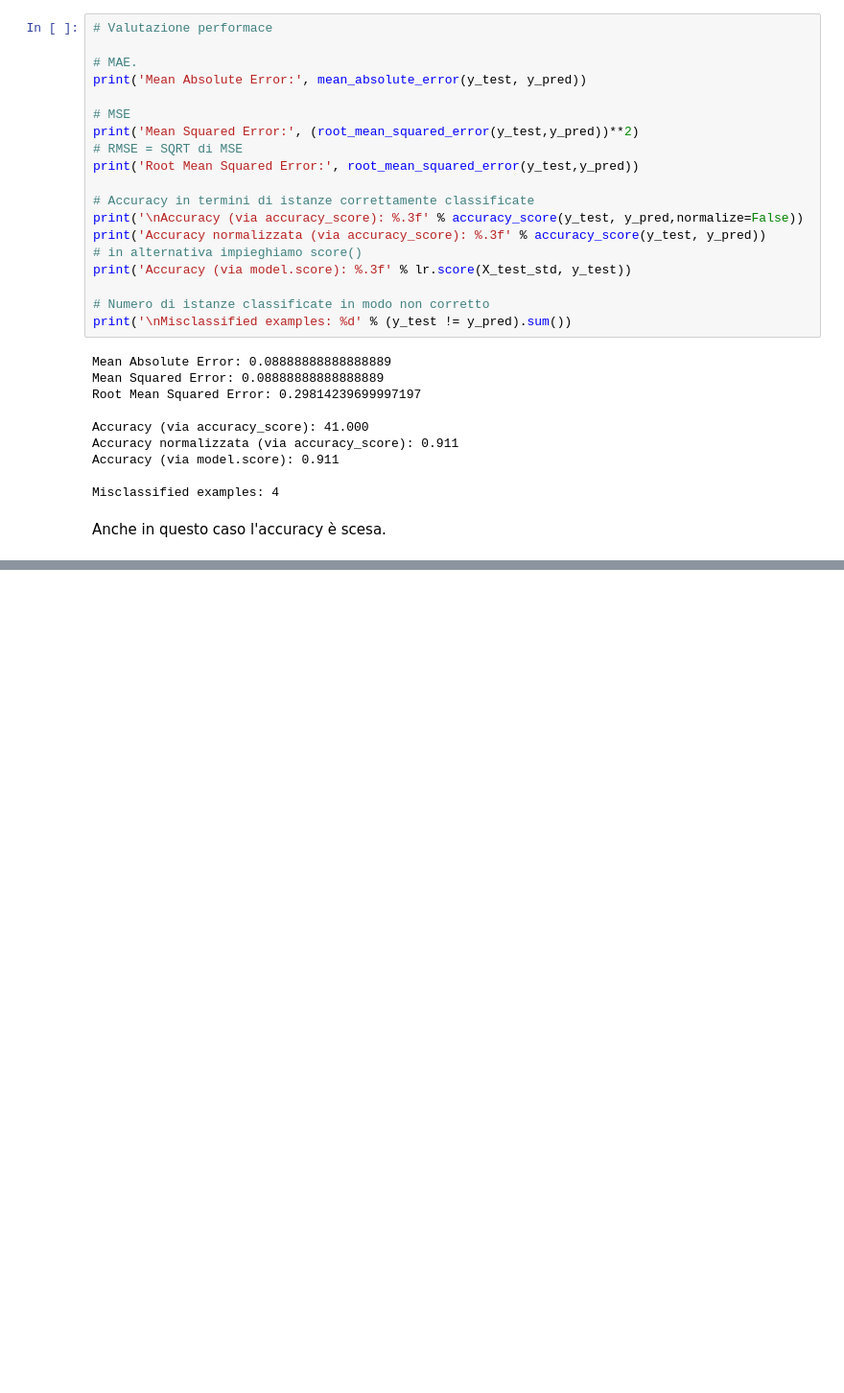
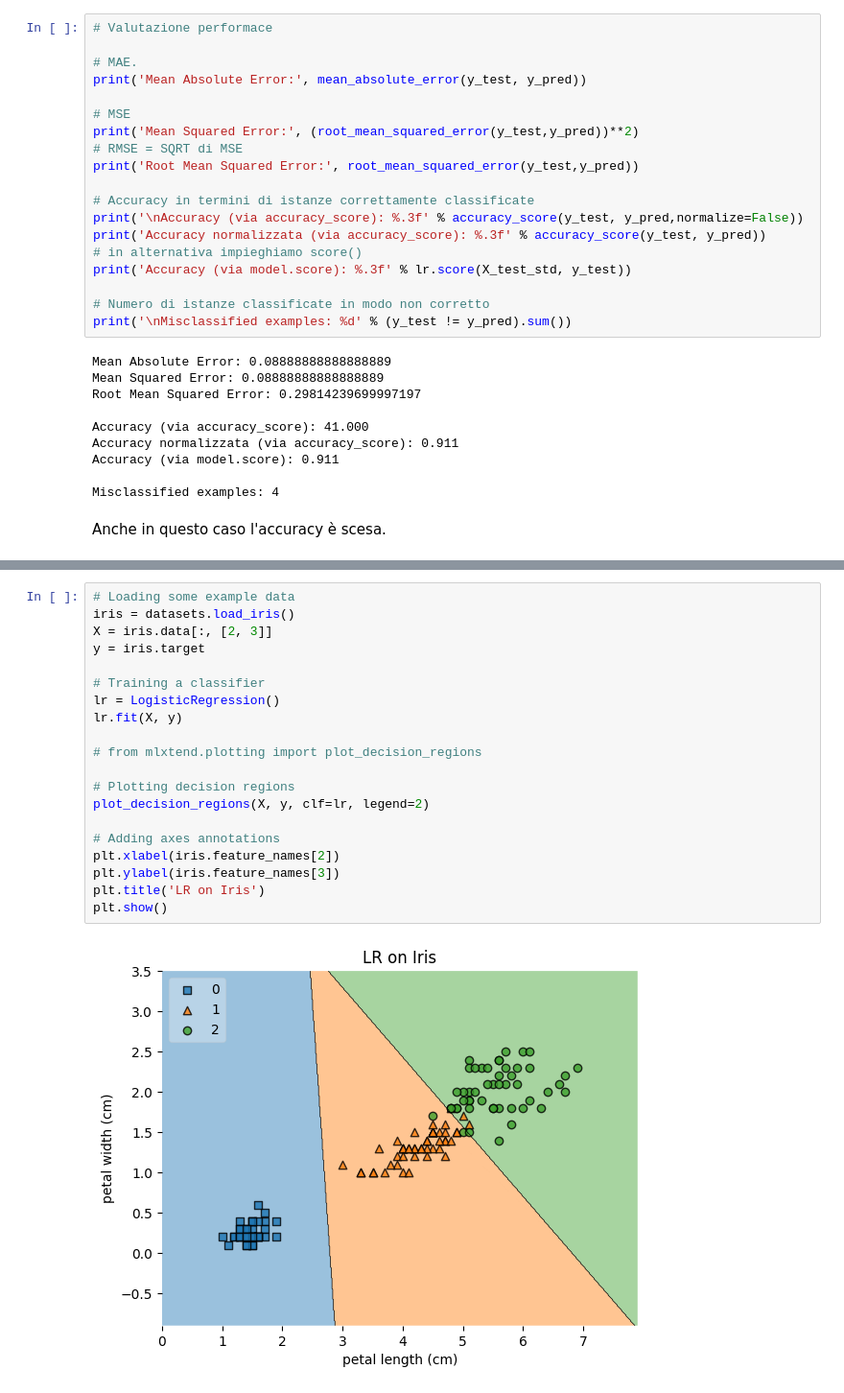
Before and after one commit to aledigirm3/scikit-learn-iris, a Jupyter notebook: iris.ipynb, the cells around one changed output, grey strips where cells are left out. Shown: that part at 96% size. Cells and saved outputs as stored; diff of their text form; blank space fills up the shorter version.

Commit message:
plot decision region

```diff
--- a/iris.ipynb
+++ b/iris.ipynb
@@ -431,0 +440,22 @@ Anche in questo caso l'accuracy è scesa.
+# %%
+# Loading some example data
+iris = datasets.load_iris()
+X = iris.data[:, [2, 3]]
+y = iris.target
+
+# Training a classifier
+lr = LogisticRegression()
+lr.fit(X, y)
+
+# from mlxtend.plotting import plot_decision_regions
+
+# Plotting decision regions
+plot_decision_regions(X, y, clf=lr, legend=2)
+
+# Adding axes annotations
+plt.xlabel(iris.feature_names[2])
+plt.ylabel(iris.feature_names[3])
+plt.title('LR on Iris')
+plt.show()
+# %% [output]
+[figure, added]
```
Also changed, not shown: parts of 2 cells of this notebook.
